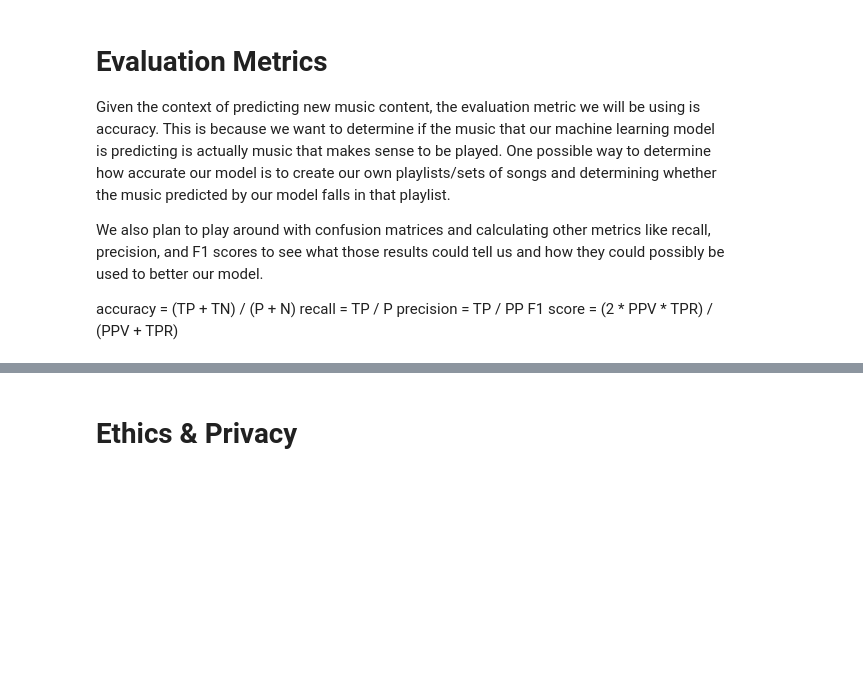
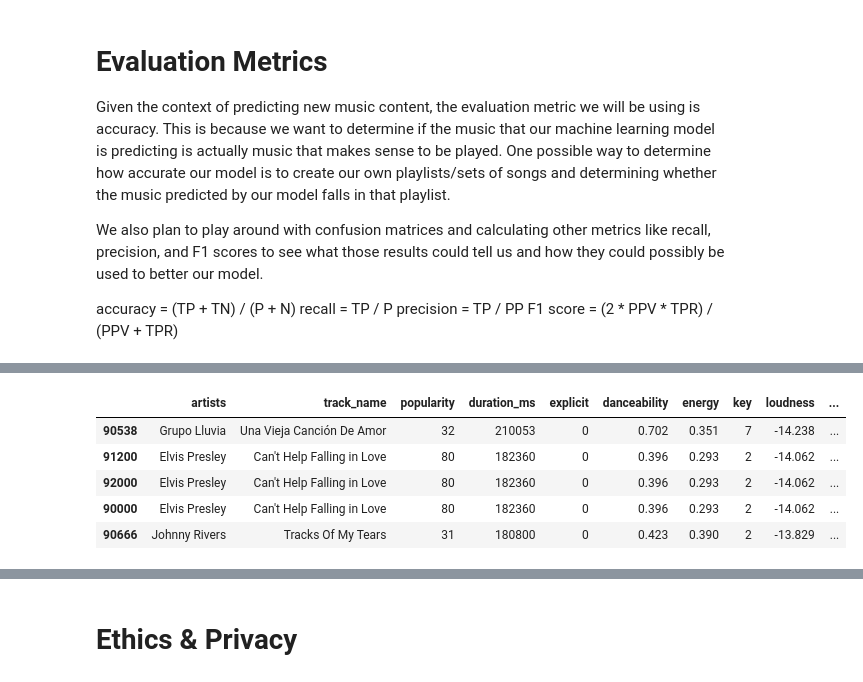
Before and after one commit to COGS118A/Group025-Wi23, a Jupyter notebook: CheckpointGroup025-Wi23.ipynb, the cells around one changed output, grey strips where cells are left out. Cells and saved outputs as stored; diff of their text form; code cells hidden in the pictures; blank space fills up the shorter version.

```diff
--- a/CheckpointGroup025-Wi23.ipynb
+++ b/CheckpointGroup025-Wi23.ipynb
@@ -191,0 +153,13 @@ Examples would include:
+# %%
+recommendations = indices[0]
+random.shuffle(recommendations)
+recommendations = recommendations[:20]
+recommended_songs = df.iloc[indices[0], :]
+recommended_songs.head()
+# %% [output]
+|  | artists | track_name | popularity | duration_ms | explicit | danceability | energy | key | loudness | ... |
+| 90538 | Grupo Lluvia | Una Vieja Canción De Amor | 32 | 210053 | 0 | 0.702 | 0.351 | 7 | -14.238 | ... |
+| 91200 | Elvis Presley | Can't Help Falling in Love | 80 | 182360 | 0 | 0.396 | 0.293 | 2 | -14.062 | ... |
+| 92000 | Elvis Presley | Can't Help Falling in Love | 80 | 182360 | 0 | 0.396 | 0.293 | 2 | -14.062 | ... |
+| 90000 | Elvis Presley | Can't Help Falling in Love | 80 | 182360 | 0 | 0.396 | 0.293 | 2 | -14.062 | ... |
+| 90666 | Johnny Rivers | Tracks Of My Tears | 31 | 180800 | 0 | 0.423 | 0.390 | 2 | -13.829 | ... |
```
Also changed, not shown: parts of 14 cells of this notebook.
